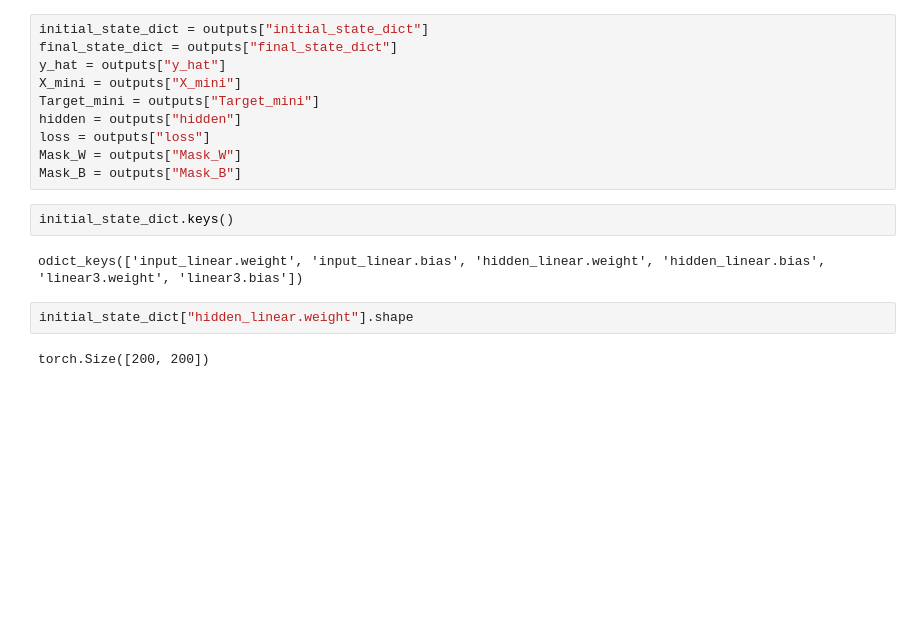
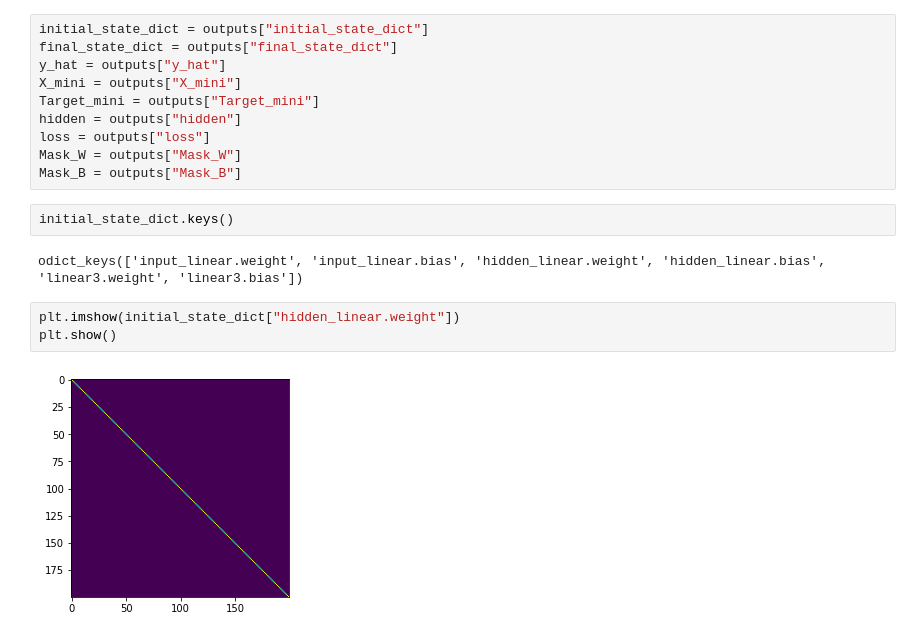
Before and after one commit to margotwagner/HCPrediction, a Jupyter notebook: notebooks/output-explorer.ipynb, the cells around one changed output. Cells and saved outputs as stored; diff of their text form; blank space fills up the shorter version.

Commit message:
ran with identity matrix and initial mexican hat shapes

```diff
--- a/notebooks/output-explorer.ipynb
+++ b/notebooks/output-explorer.ipynb
@@ -22,6 +24,7 @@ initial_state_dict.keys()
 # %% [output]
 odict_keys(['input_linear.weight', 'input_linear.bias', 'hidden_linear.weight', 'hidden_linear.bias', 'linear3.weight', 'linear3.bias'])
 # %%
-initial_state_dict["hidden_linear.weight"].shape
+plt.imshow(initial_state_dict["hidden_linear.weight"])
+plt.show()
 # %% [output]
-torch.Size([200, 200])
+[figure, added]
```
Also changed, not shown: parts of 7 cells of this notebook.
